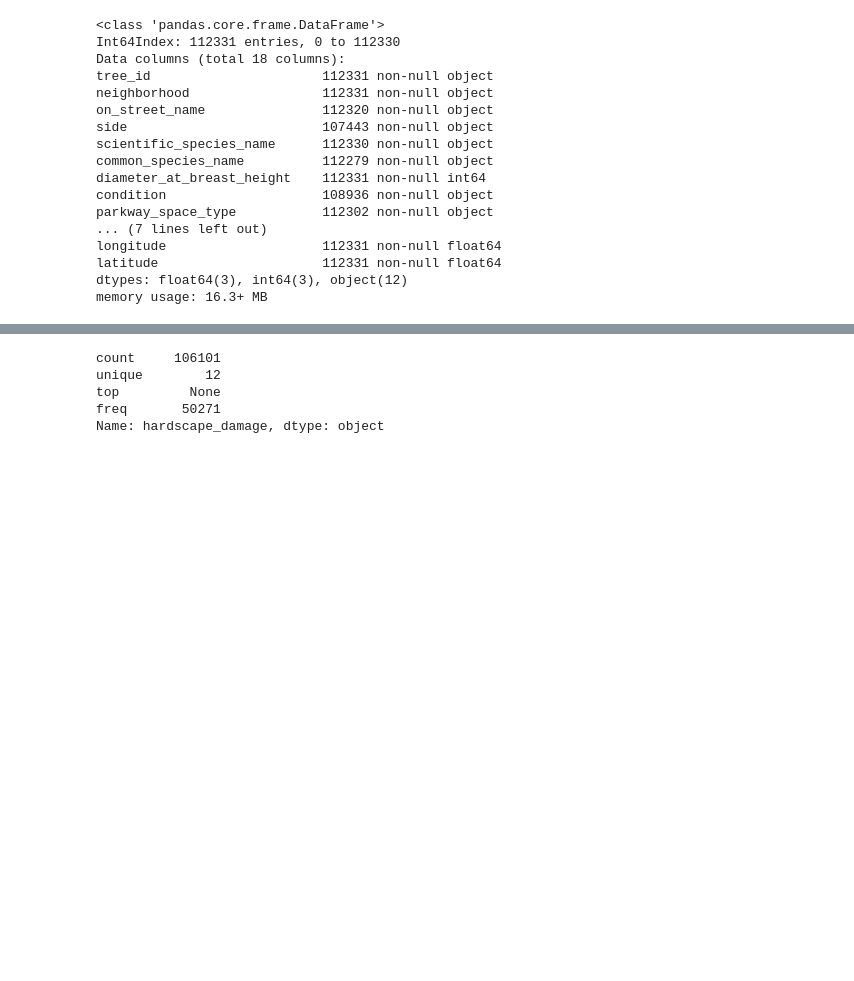
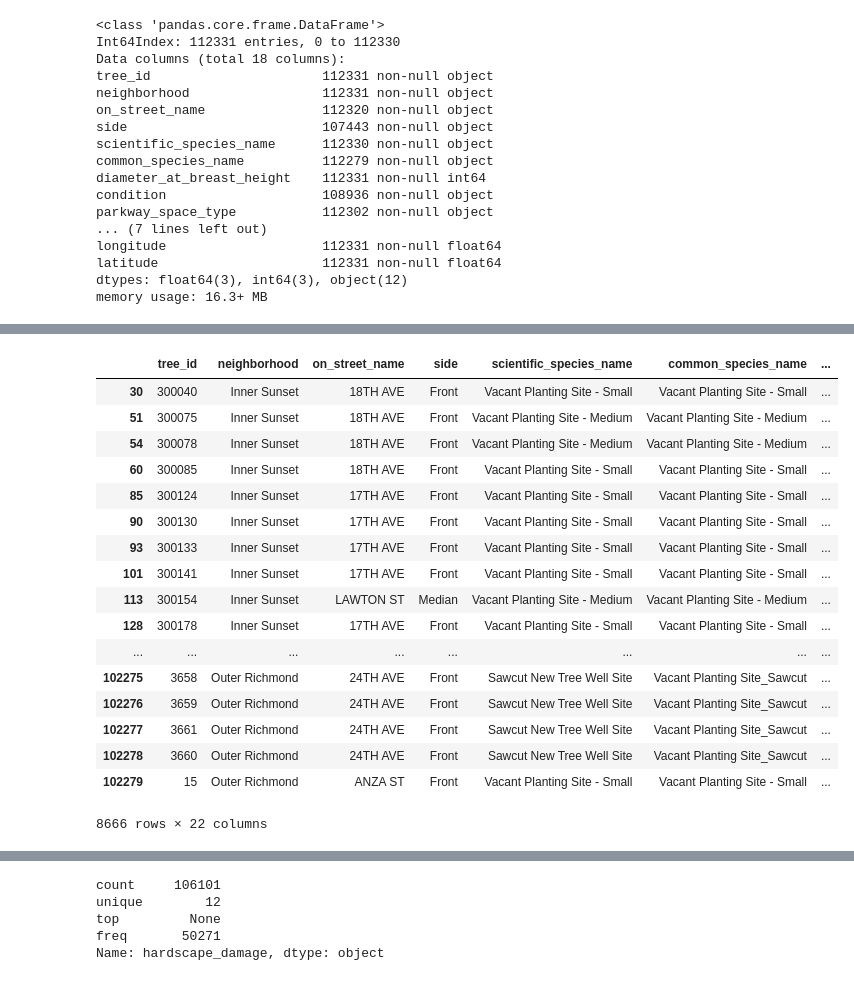
Before and after one commit to sfbrigade/datasci-urban-forest, a Jupyter notebook: data-cleaning/20160914-fuf-data-updated-exploration.ipynb, the cells around one changed output, grey strips where cells are left out. Cells and saved outputs as stored; diff of their text form; code cells hidden in the pictures; blank space fills up the shorter version.

```diff
--- a/data-cleaning/20160914-fuf-data-updated-exploration.ipynb
+++ b/data-cleaning/20160914-fuf-data-updated-exploration.ipynb
@@ -46,3 +71,24 @@ memory usage: 16.3+ MB
+# %%
+fuf_data_updated[(fuf_data_updated.condition.str.contains('Vacancy')==True)]
+# %% [output]
+|  | tree_id | neighborhood | on_street_name | side | scientific_species_name | common_species_name | ... |
+| 30 | 300040 | Inner Sunset | 18TH AVE | Front | Vacant Planting Site - Small | Vacant Planting Site - Small | ... |
+| 51 | 300075 | Inner Sunset | 18TH AVE | Front | Vacant Planting Site - Medium | Vacant Planting Site - Medium | ... |
+| 54 | 300078 | Inner Sunset | 18TH AVE | Front | Vacant Planting Site - Medium | Vacant Planting Site - Medium | ... |
+| 60 | 300085 | Inner Sunset | 18TH AVE | Front | Vacant Planting Site - Small | Vacant Planting Site - Small | ... |
+| 85 | 300124 | Inner Sunset | 17TH AVE | Front | Vacant Planting Site - Small | Vacant Planting Site - Small | ... |
+| 90 | 300130 | Inner Sunset | 17TH AVE | Front | Vacant Planting Site - Small | Vacant Planting Site - Small | ... |
+| 93 | 300133 | Inner Sunset | 17TH AVE | Front | Vacant Planting Site - Small | Vacant Planting Site - Small | ... |
+| 101 | 300141 | Inner Sunset | 17TH AVE | Front | Vacant Planting Site - Small | Vacant Planting Site - Small | ... |
+| 113 | 300154 | Inner Sunset | LAWTON ST | Median | Vacant Planting Site - Medium | Vacant Planting Site - Medium | ... |
+| 128 | 300178 | Inner Sunset | 17TH AVE | Front | Vacant Planting Site - Small | Vacant Planting Site - Small | ... |
+| ... | ... | ... | ... | ... | ... | ... | ... |
+| 102275 | 3658 | Outer Richmond | 24TH AVE | Front | Sawcut New Tree Well Site | Vacant Planting Site_Sawcut | ... |
+| 102276 | 3659 | Outer Richmond | 24TH AVE | Front | Sawcut New Tree Well Site | Vacant Planting Site_Sawcut | ... |
+| 102277 | 3661 | Outer Richmond | 24TH AVE | Front | Sawcut New Tree Well Site | Vacant Planting Site_Sawcut | ... |
+| 102278 | 3660 | Outer Richmond | 24TH AVE | Front | Sawcut New Tree Well Site | Vacant Planting Site_Sawcut | ... |
+| 102279 | 15 | Outer Richmond | ANZA ST | Front | Vacant Planting Site - Small | Vacant Planting Site - Small | ... |
+8666 rows × 22 columns
 # %%
 fuf_data_updated.describe()
 # %% [output]
```
Also changed, not shown: parts of 6 cells of this notebook, 1 other file.
